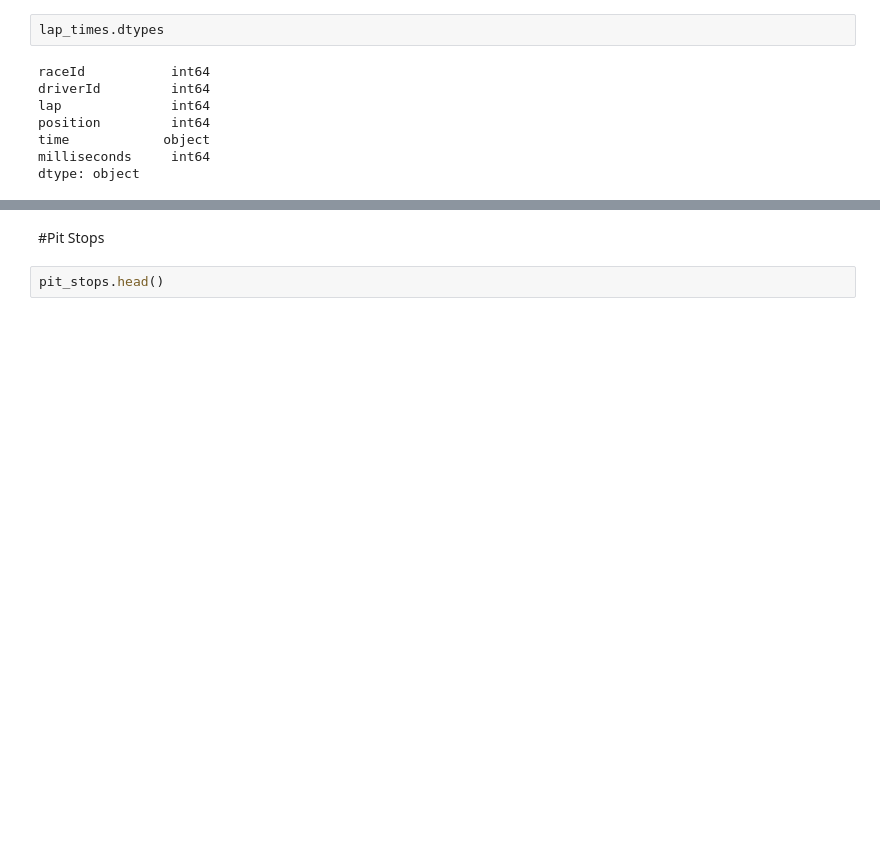
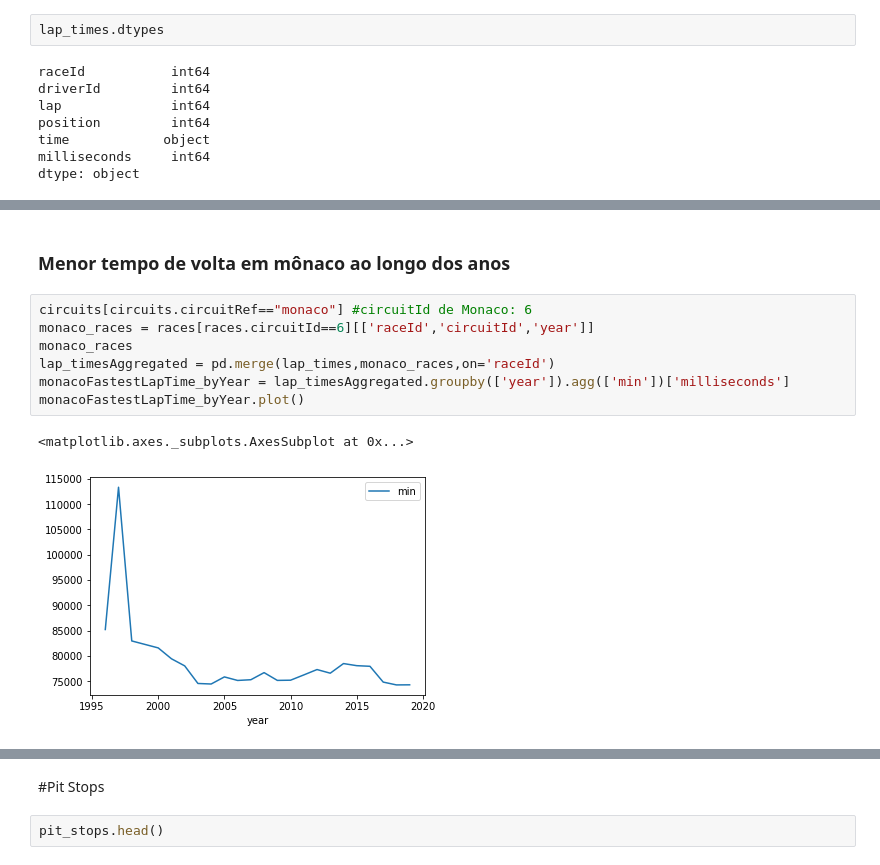
Before and after one commit to cdbm/F1DataAnalysis, a Jupyter notebook: data.ipynb, the cells around one changed output, grey strips where cells are left out. Saved outputs shown, nothing was run; the diff lists cells and outputs as text; blank space fills up the shorter version.

Commit message:
Análises tempos de volta

```diff
--- a/data.ipynb
+++ b/data.ipynb
@@ -509,0 +517,12 @@ dtype: object
+# %% [markdown]
+### Menor tempo de volta em mônaco ao longo dos anos
+# %%
+circuits[circuits.circuitRef=="monaco"] #circuitId de Monaco: 6
+monaco_races = races[races.circuitId==6][['raceId','circuitId','year']]
+monaco_races
+lap_timesAggregated = pd.merge(lap_times,monaco_races,on='raceId')
+monacoFastestLapTime_byYear = lap_timesAggregated.groupby(['year']).agg(['min'])['milliseconds']
+monacoFastestLapTime_byYear.plot()
+# %% [output]
+<matplotlib.axes._subplots.AxesSubplot at 0x...>
+[figure, added]
```
Also changed, not shown: parts of 24 cells of this notebook.
